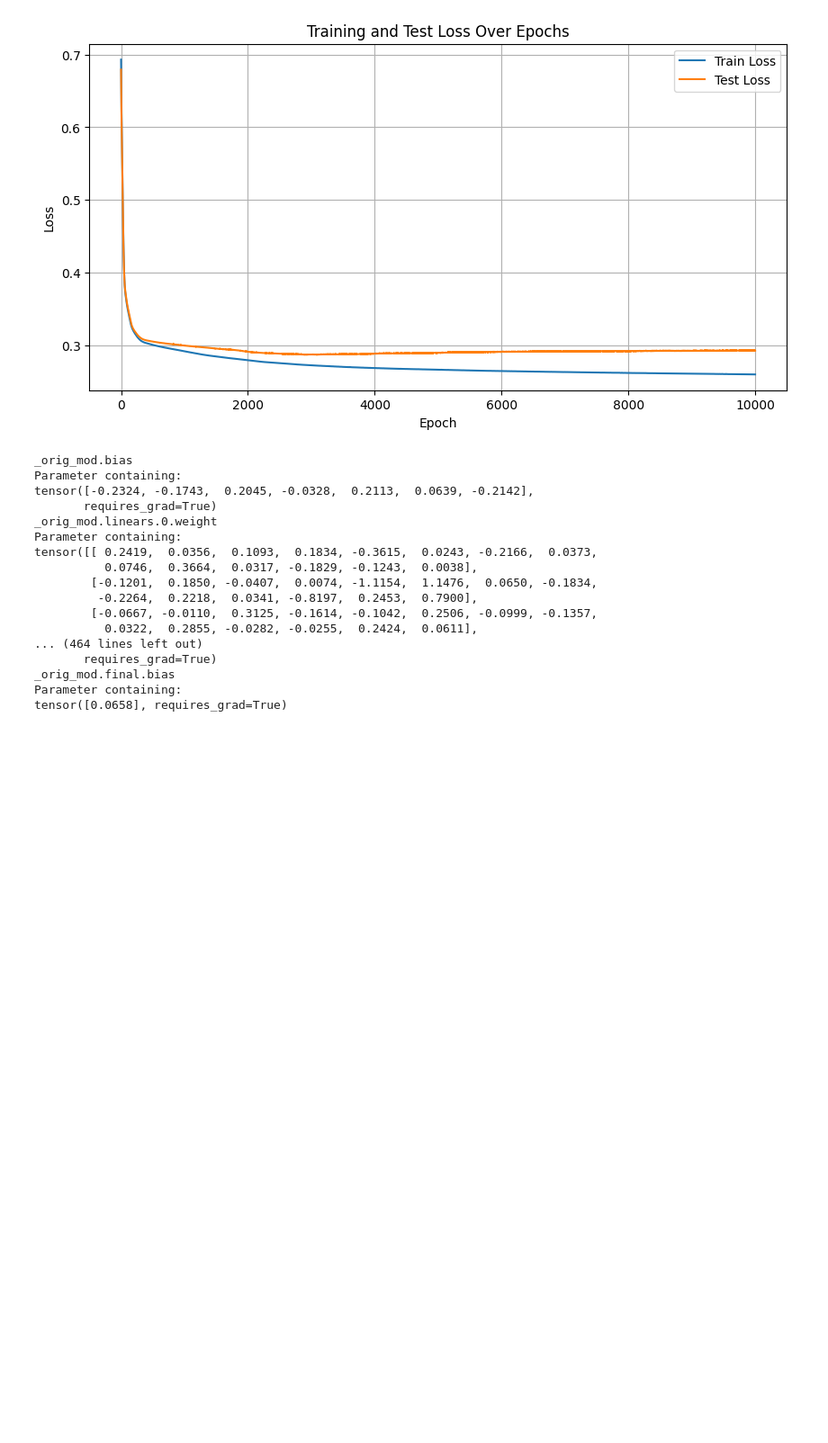
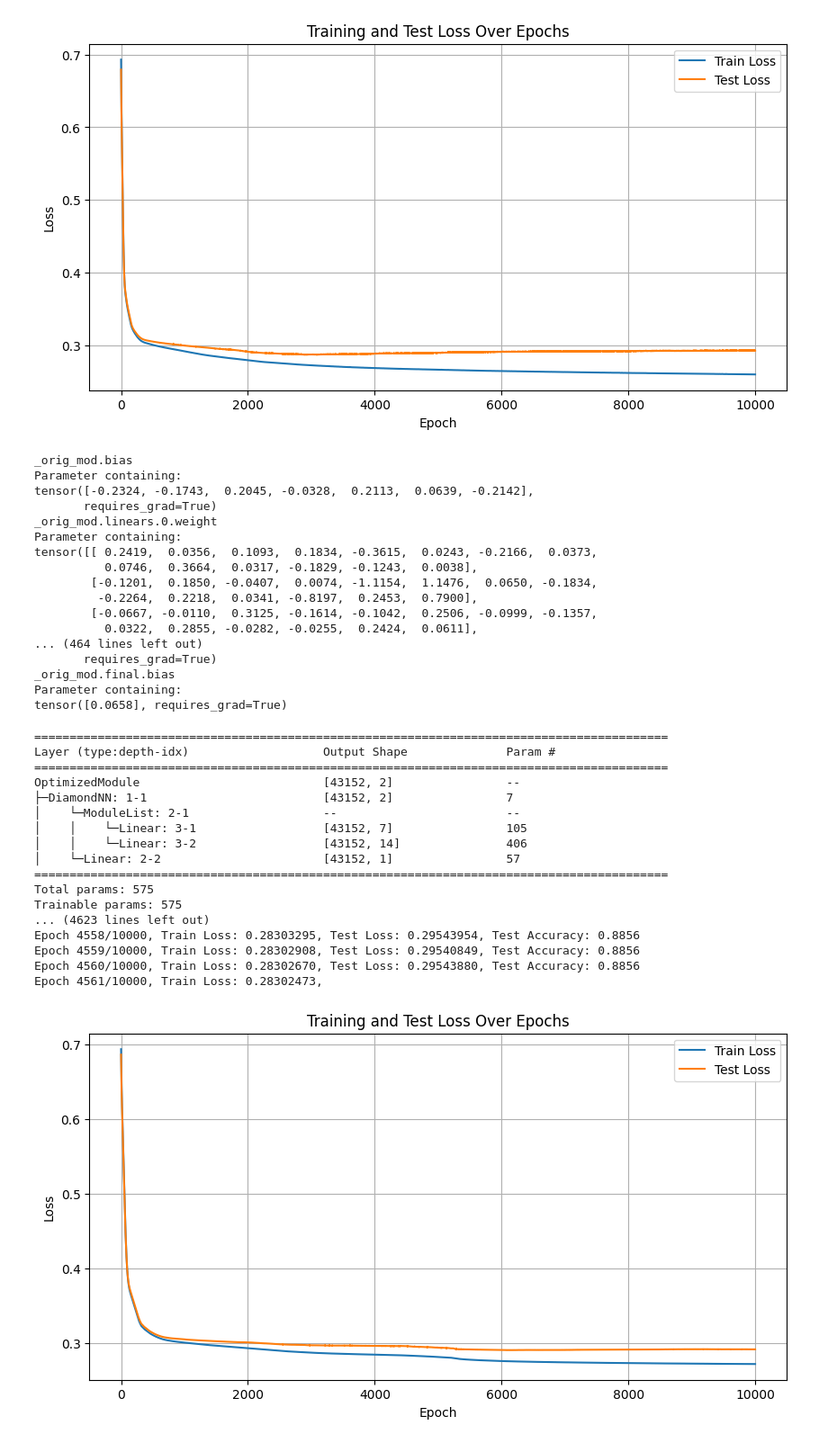
Before and after one commit to cats256/ML-experiments, a Jupyter notebook: DenseZeroCReLU.ipynb, the cells around one changed output. Shown at 90% size. Drawn from its saved outputs; the diff is of its cells as text; code cells hidden in the pictures; blank space fills up the shorter version.

```diff
--- a/DenseZeroCReLU.ipynb
+++ b/DenseZeroCReLU.ipynb
@@ -129,7 +129,7 @@ def train(model, criterion, optimizer):
     plt.show()
 # %%
 class DiamondNN(nn.Module):
-    def __init__(self, n, num_layers=3):
+    def __init__(self, n, num_layers=2):
         super().__init__()
         self.bias = torch.nn.Parameter(torch.zeros(n))
 
@@ -157,8 +157,8 @@ class DiamondNN(nn.Module):
             new_x = linear(torch.cat([pos, neg], dim=-1)) + x
             x = torch.cat([new_x, x], dim=-1)
 
-        pos = torch.clamp(x, max=0)
-        neg = torch.clamp(x, min=0)
+        pos = F.relu(x)
+        neg = F.relu(-x)
 
         x = self.final(torch.cat([pos, neg], dim=-1))
         return torch.cat([x, -x], dim=-1)
@@ -211,3 +235,28 @@ tensor([[ 0.2419,  0.0356,  0.1093,  0.1834, -0.3615,  0.0243, -0.2166,  0.0373,
 _orig_mod.final.bias
 Parameter containing:
 tensor([0.0658], requires_grad=True)
+# %%
+model = torch.compile(DiamondNN(n=X.shape[1]).to(device))
+criterion = nn.CrossEntropyLoss()
+optimizer = optim.Adam(model.parameters(), lr=0.001)
+# %%
+train(model, criterion, optimizer)
+# %% [output]
+==========================================================================================
+Layer (type:depth-idx)                   Output Shape              Param #
+==========================================================================================
+OptimizedModule                          [43152, 2]                --
+├─DiamondNN: 1-1                         [43152, 2]                7
+│    └─ModuleList: 2-1                   --                        --
+│    │    └─Linear: 3-1                  [43152, 7]                105
+│    │    └─Linear: 3-2                  [43152, 14]               406
+│    └─Linear: 2-2                       [43152, 1]                57
+==========================================================================================
+Total params: 575
+Trainable params: 575
+... (4623 lines left out)
+Epoch 4558/10000, Train Loss: 0.28303295, Test Loss: 0.29543954, Test Accuracy: 0.8856
+Epoch 4559/10000, Train Loss: 0.28302908, Test Loss: 0.29540849, Test Accuracy: 0.8856
+Epoch 4560/10000, Train Loss: 0.28302670, Test Loss: 0.29543880, Test Accuracy: 0.8856
+Epoch 4561/10000, Train Loss: 0.28302473,
+[figure, added]
```
Also changed, not shown: parts of 1 cell of this notebook, 1 other file.
